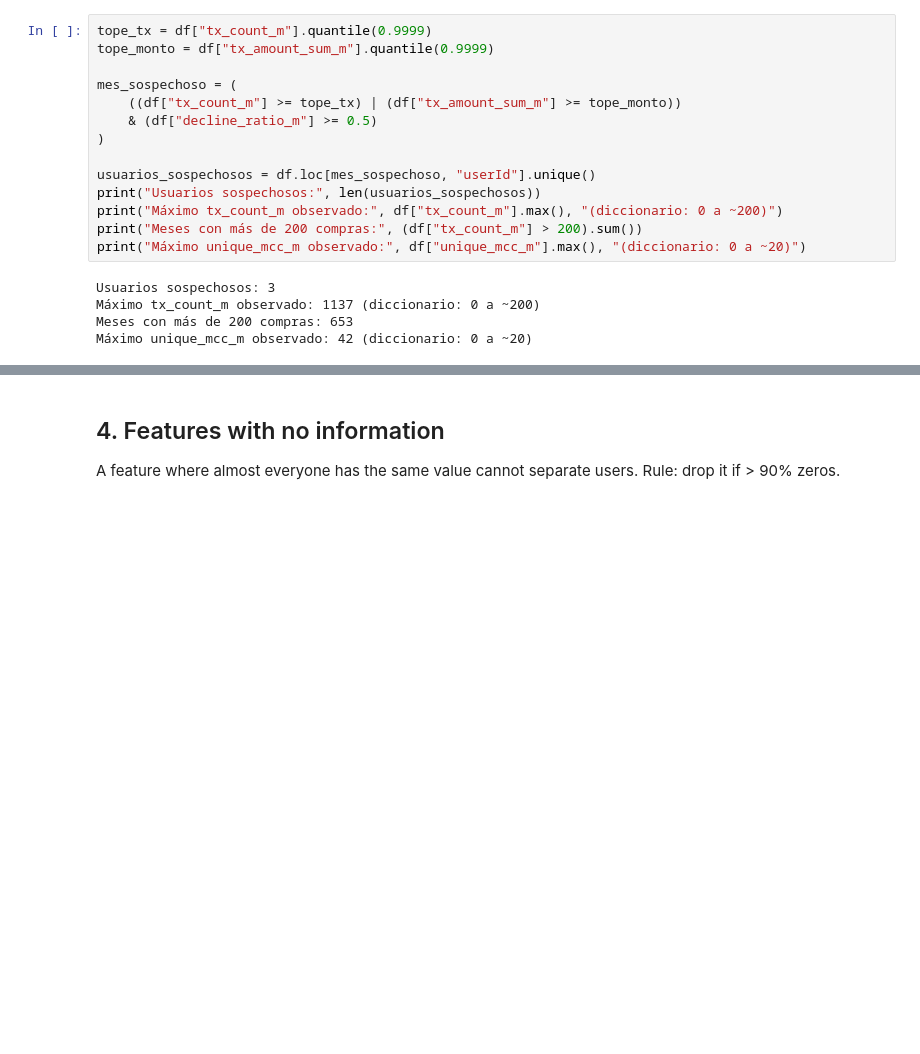
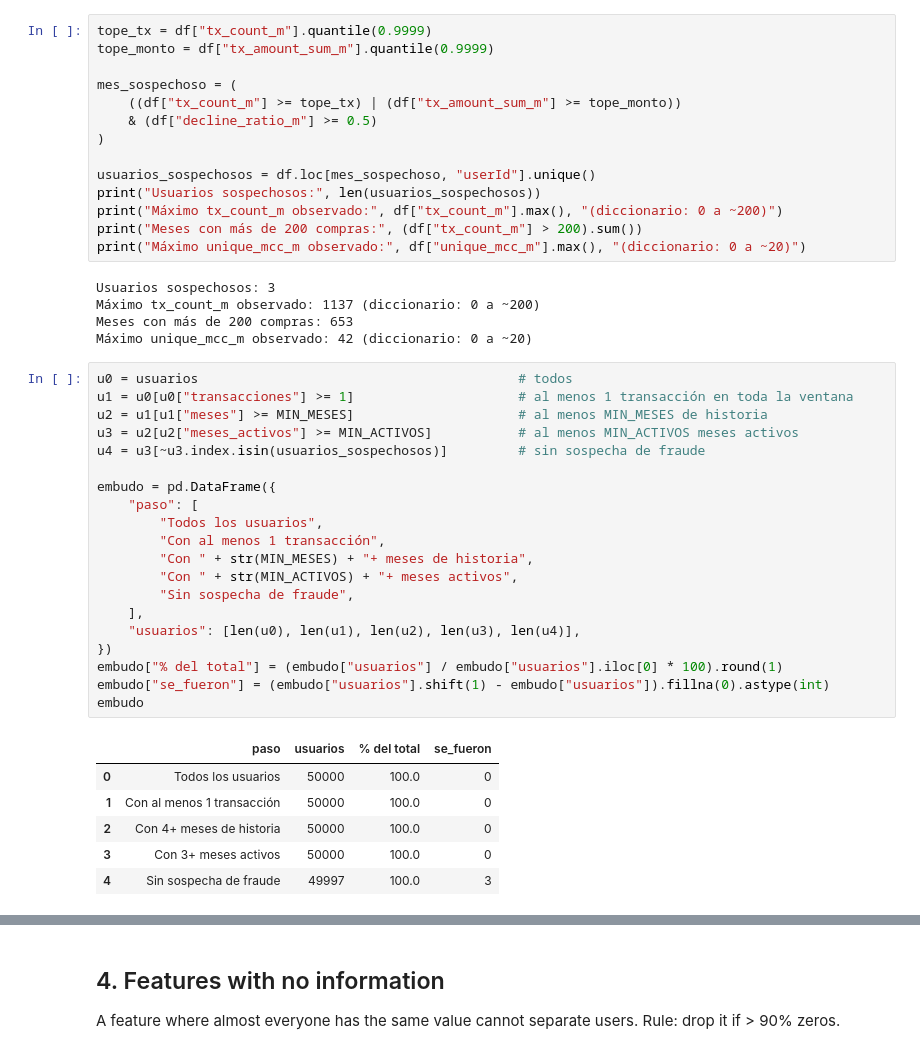
Before and after one commit to Krdz14/EDAgroup5, a Jupyter notebook: Evidence_2.ipynb, the cells around one changed output, grey strips where cells are left out. Cells and saved outputs as stored; diff of their text form; blank space fills up the shorter version.

```diff
--- a/Evidence_2.ipynb
+++ b/Evidence_2.ipynb
@@ -151,6 +151,33 @@ Usuarios sospechosos: 3
 Máximo tx_count_m observado: 1137 (diccionario: 0 a ~200)
 Meses con más de 200 compras: 653
 Máximo unique_mcc_m observado: 42 (diccionario: 0 a ~20)
+# %%
+u0 = usuarios                                         # todos
+u1 = u0[u0["transacciones"] >= 1]                     # al menos 1 transacción en toda la ventana
+u2 = u1[u1["meses"] >= MIN_MESES]                     # al menos MIN_MESES de historia
+u3 = u2[u2["meses_activos"] >= MIN_ACTIVOS]           # al menos MIN_ACTIVOS meses activos
+u4 = u3[~u3.index.isin(usuarios_sospechosos)]         # sin sospecha de fraude
+
+embudo = pd.DataFrame({
+    "paso": [
+        "Todos los usuarios",
+        "Con al menos 1 transacción",
+        "Con " + str(MIN_MESES) + "+ meses de historia",
+        "Con " + str(MIN_ACTIVOS) + "+ meses activos",
+        "Sin sospecha de fraude",
+    ],
+    "usuarios": [len(u0), len(u1), len(u2), len(u3), len(u4)],
+})
+embudo["% del total"] = (embudo["usuarios"] / embudo["usuarios"].iloc[0] * 100).round(1)
+embudo["se_fueron"] = (embudo["usuarios"].shift(1) - embudo["usuarios"]).fillna(0).astype(int)
+embudo
+# %% [output]
+|  | paso | usuarios | % del total | se_fueron |
+| 0 | Todos los usuarios | 50000 | 100.0 | 0 |
+| 1 | Con al menos 1 transacción | 50000 | 100.0 | 0 |
+| 2 | Con 4+ meses de historia | 50000 | 100.0 | 0 |
+| 3 | Con 3+ meses activos | 50000 | 100.0 | 0 |
+| 4 | Sin sospecha de fraude | 49997 | 100.0 | 3 |
 # %%
 pasos = embudo["paso"].tolist()
 valores = embudo["usuarios"].tolist()
```
Also changed, not shown: parts of 14 cells of this notebook.
